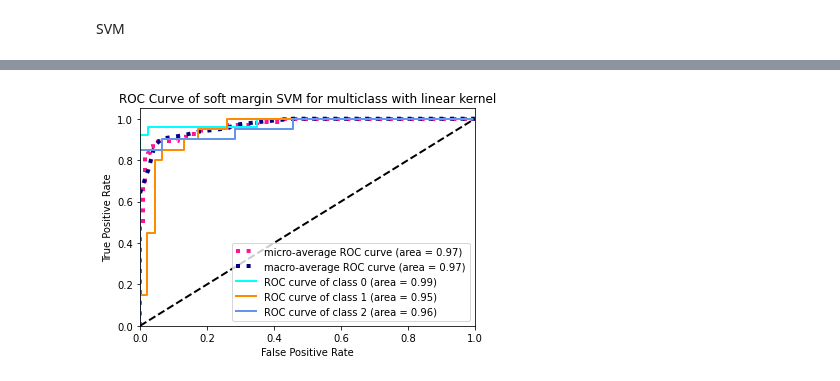
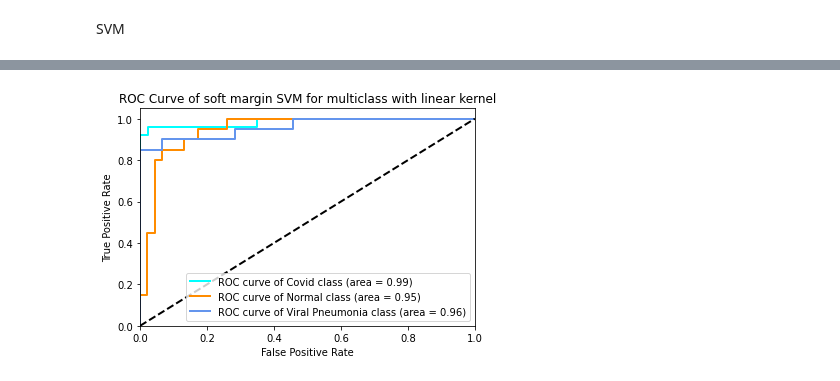
Before and after one commit to harry71019/24787-final-proj, a Jupyter notebook: image_data.ipynb, the cells around one changed output, grey strips where cells are left out. Cells and saved outputs as stored; diff of their text form; code cells hidden in the pictures.

```diff
--- a/image_data.ipynb
+++ b/image_data.ipynb
@@ -476,6 +473,7 @@ y_score = classifier.fit(X_train, y_train).decision_function(X_test)
 # %%
 # Compute ROC curve and ROC area for each class
 
+class_labels = ['Covid', 'Normal', 'Viral Pneumonia']
 y_test_2 = label_binarize(y_test, classes=[0, 1, 2])
 n_classes = y_test_2.shape[1]
 fpr = dict()
@@ -484,63 +482,36 @@ roc_auc = dict()
 for i in range(n_classes):
     fpr[i], tpr[i], _ = roc_curve(y_test_2[:, i], y_score[:, i])
     roc_auc[i] = auc(fpr[i], tpr[i])
-
-# Compute micro-average ROC curve and ROC area
-fpr["micro"], tpr["micro"], _ = roc_curve(y_test_2.ravel(), y_score.ravel())
-roc_auc["micro"] = auc(fpr["micro"], tpr["micro"])
 
 # First aggregate all false positive rates
 all_fpr = np.unique(np.concatenate([fpr[i] for i in range(n_classes)]))
 
 # Then interpolate all ROC curves at this points
 mean_tpr = np.zeros_like(all_fpr)
 for i in range(n_classes):
     mean_tpr += interp(all_fpr, fpr[i], tpr[i])
 
 # Finally average it and compute AUC
 mean_tpr /= n_classes
 
-fpr["macro"] = all_fpr
-tpr["macro"] = mean_tpr
-roc_auc["macro"] = auc(fpr["macro"], tpr["macro"])
-
 # Plot all ROC curves
-plt.figure()
-plt.plot(
-    fpr["micro"],
-    tpr["micro"],
-    label="micro-average ROC curve (area = {0:0.2f})".format(roc_auc["micro"]),
-    color="deeppink",
-    linestyle=":",
-    linewidth=4,
-)
-
-plt.plot(
-    fpr["macro"],
-    tpr["macro"],
-    label="macro-average ROC curve (area = {0:0.2f})".format(roc_auc["macro"]),
-    color="navy",
-    linestyle=":",
-    linewidth=4,
-)
-
 colors = cycle(["aqua", "darkorange", "cornflowerblue"])
 for i, color in zip(range(n_classes), colors):
     plt.plot(
         fpr[i],
         tpr[i],
         color=color,
         lw=2,
-        label="ROC curve of class {0} (area = {1:0.2f})".format(i, roc_auc[i]),
+        label="ROC curve of {0} class (area = {1:0.2f})".format(class_labels[i], roc_auc[i]),
     )
 
 plt.plot([0, 1], [0, 1], "k--", lw=2)
 plt.xlim([0.0, 1.0])
 plt.ylim([0.0, 1.05])
 plt.xlabel("False Positive Rate")
 plt.ylabel("True Positive Rate")
 plt.title("ROC Curve of soft margin SVM for multiclass with linear kernel")
 plt.legend(loc="lower right")
 plt.show()
 # %% [output]
-[figure, old version]
+[figure, new version]
```
Also changed, not shown: parts of 3 cells of this notebook, 3 other files.
